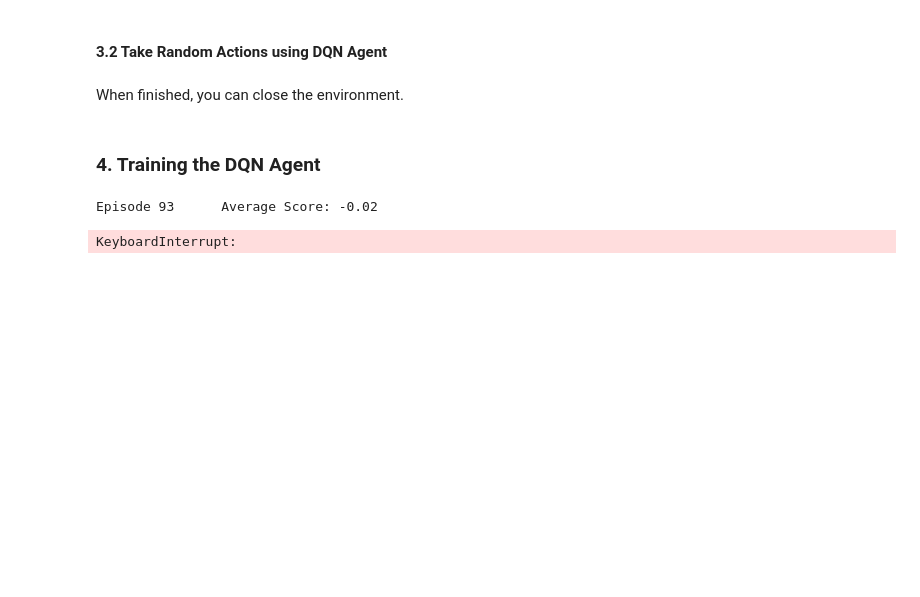
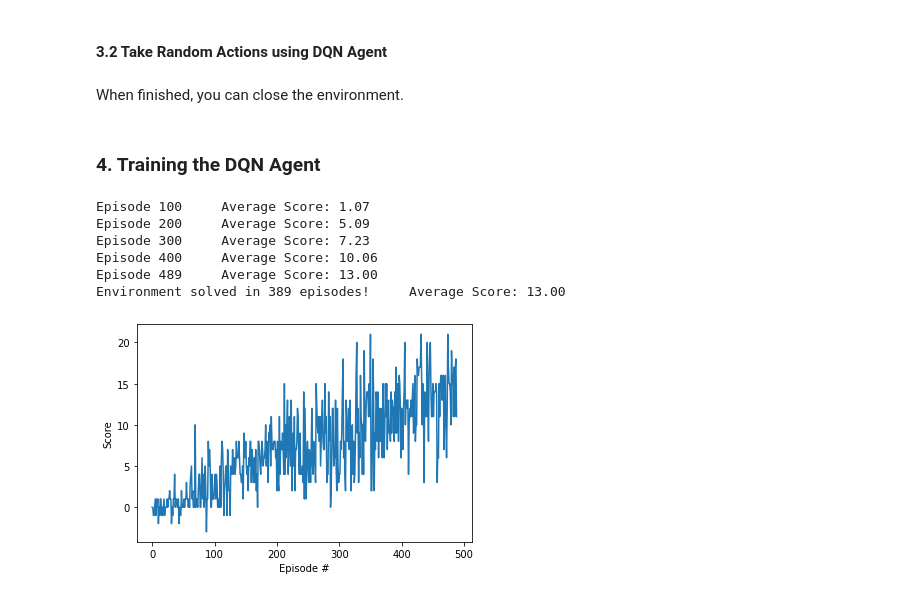
Before and after one commit to heioli/deep_reinforcement_nanodegree_project_1, a Jupyter notebook: Navigation_Project_OH.ipynb, the cells around one changed output. Drawn from its saved outputs; the diff is of its cells as text; code cells hidden in the pictures; blank space fills up the shorter version.

```diff
--- a/Navigation_Project_OH.ipynb
+++ b/Navigation_Project_OH.ipynb
@@ -161,7 +161,7 @@ average_episode_memory = 100
 importlib.reload(dqn_agent)
 agent = dqn_agent.Agent(state_size=37, action_size=4, seed=0,
                        buffer_size=int(1e5), batch_size=64,
-                       gamma=0.99, tau=1e-3, lr=5e-4,
+                       gamma=0.99, tau=1e-3, lr=1e-3,
                        update_every=4)
 # %%
 def dqn(n_episodes=2000, max_t=1000, eps_start=1.0, eps_end=0.01, eps_decay=0.995):
@@ -182,41 +182,38 @@ def dqn(n_episodes=2000, max_t=1000, eps_start=1.0, eps_end=0.01, eps_decay=0.99
         env_info = env.reset(train_mode=True)[brain_name]
         state = env_info.vector_observations[0]
         score = 0
         for t in range(max_t):
             action = agent.act(state, eps)                 # get action from agent
 
             env_info = env.step(action)[brain_name]        # send the action to the environment
             next_state = env_info.vector_observations[0]   # get the next state
             reward = env_info.rewards[0]                   # get the reward
             done = env_info.local_done[0]
 
             agent.step(state, action, reward, next_state, done)
 
             state = next_state
             score += reward
             if done:
                 break
         scores_window.append(score)       # save most recent score
         scores.append(score)              # save most recent score
         eps = max(eps_end, eps_decay*eps) # decrease epsilon
         print('\rEpisode {}\tAverage Score: {:.2f}'.format(i_episode, np.mean(scores_window)), end="")
         if i_episode % 100 == 0:
             print('\rEpisode {}\tAverage Score: {:.2f}'.format(i_episode, np.mean(scores_window)))
         if np.mean(scores_window)>=average_score_target:
             print('\nEnvironment solved in {:d} episodes!\tAverage Score: {:.2f}'.format(i_episode-average_episode_memory, np.mean(scores_window)))
             torch.save(agent.qnetwork_local.state_dict(), 'checkpoint.pth')
             break
     return scores
 
-scores = dqn(n_episodes = 1000, max_t = 100)
-
-# plot the scores
-fig = plt.figure()
-ax = fig.add_subplot(111)
-plt.plot(np.arange(len(scores)), scores)
-plt.ylabel('Score')
-plt.xlabel('Episode #')
-plt.show()
+scores = dqn(n_episodes = 1000, max_t = 300)
 # %% [output]
-Episode 93      Average Score: -0.02
+Episode 100     Average Score: 1.07
+Episode 200     Average Score: 5.09
+Episode 300     Average Score: 7.23
+Episode 400     Average Score: 10.06
+Episode 489     Average Score: 13.00
+Environment solved in 389 episodes!     Average Score: 13.00
-KeyboardInterrupt:
+[figure, added]
```
Also changed, not shown: parts of 1 cell of this notebook, 4 other files.
